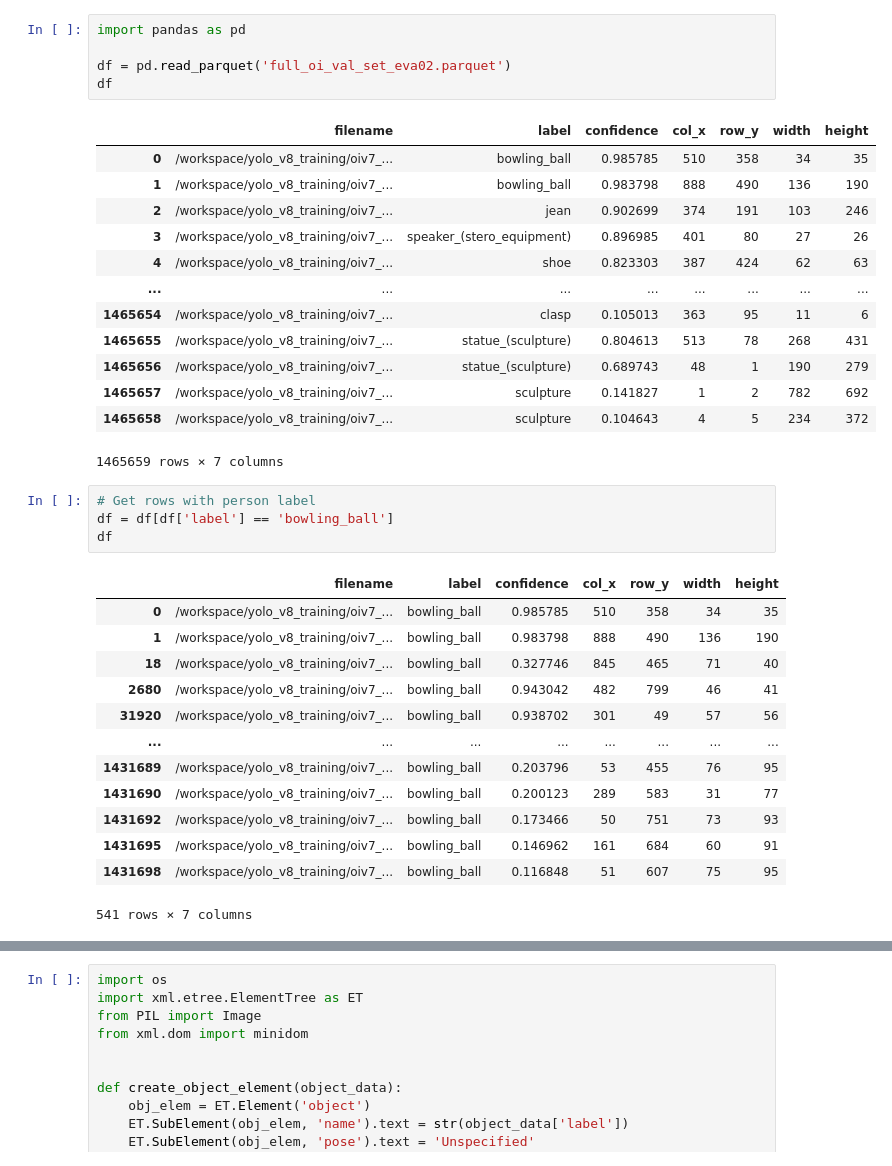
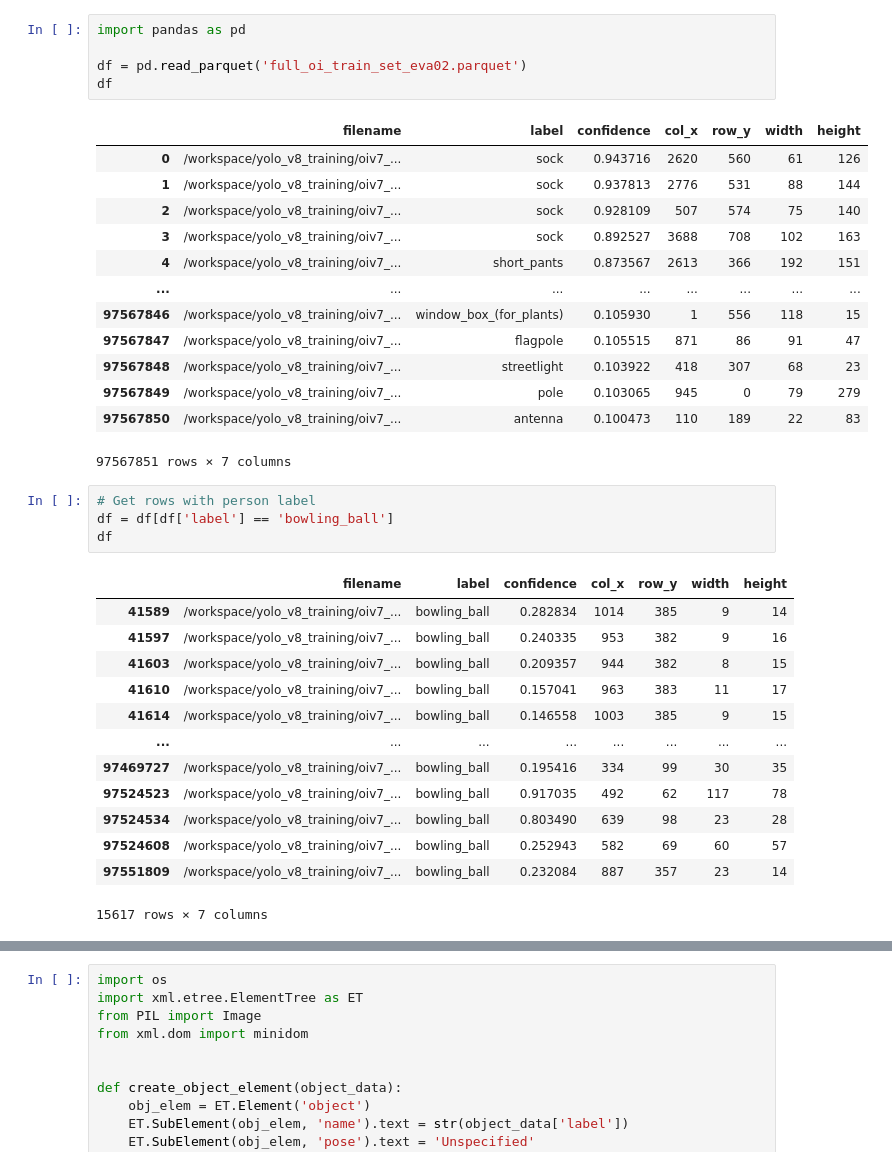
Before and after one commit to dnth/data-flywheel, a Jupyter notebook: notebooks/iv/eva_val_set_load_data.ipynb, the cells around one changed output, grey strips where cells are left out. Cells and saved outputs as stored; diff of their text form.

```diff
--- a/notebooks/iv/eva_val_set_load_data.ipynb
+++ b/notebooks/iv/eva_val_set_load_data.ipynb
@@ -1,37 +1,37 @@
 # %%
 import pandas as pd
 
-df = pd.read_parquet('full_oi_val_set_eva02.parquet')
+df = pd.read_parquet('full_oi_train_set_eva02.parquet')
 df
 # %% [output]
 |  | filename | label | confidence | col_x | row_y | width | height |
-| 0 | /workspace/yolo_v8_training/oiv7_... | bowling_ball | 0.985785 | 510 | 358 | 34 | 35 |
-| 1 | /workspace/yolo_v8_training/oiv7_... | bowling_ball | 0.983798 | 888 | 490 | 136 | 190 |
-| 2 | /workspace/yolo_v8_training/oiv7_... | jean | 0.902699 | 374 | 191 | 103 | 246 |
-| 3 | /workspace/yolo_v8_training/oiv7_... | speaker_(stero_equipment) | 0.896985 | 401 | 80 | 27 | 26 |
-| 4 | /workspace/yolo_v8_training/oiv7_... | shoe | 0.823303 | 387 | 424 | 62 | 63 |
+| 0 | /workspace/yolo_v8_training/oiv7_... | sock | 0.943716 | 2620 | 560 | 61 | 126 |
+| 1 | /workspace/yolo_v8_training/oiv7_... | sock | 0.937813 | 2776 | 531 | 88 | 144 |
+| 2 | /workspace/yolo_v8_training/oiv7_... | sock | 0.928109 | 507 | 574 | 75 | 140 |
+| 3 | /workspace/yolo_v8_training/oiv7_... | sock | 0.892527 | 3688 | 708 | 102 | 163 |
+| 4 | /workspace/yolo_v8_training/oiv7_... | short_pants | 0.873567 | 2613 | 366 | 192 | 151 |
 | ... | ... | ... | ... | ... | ... | ... | ... |
-| 1465654 | /workspace/yolo_v8_training/oiv7_... | clasp | 0.105013 | 363 | 95 | 11 | 6 |
-| 1465655 | /workspace/yolo_v8_training/oiv7_... | statue_(sculpture) | 0.804613 | 513 | 78 | 268 | 431 |
-| 1465656 | /workspace/yolo_v8_training/oiv7_... | statue_(sculpture) | 0.689743 | 48 | 1 | 190 | 279 |
-| 1465657 | /workspace/yolo_v8_training/oiv7_... | sculpture | 0.141827 | 1 | 2 | 782 | 692 |
-| 1465658 | /workspace/yolo_v8_training/oiv7_... | sculpture | 0.104643 | 4 | 5 | 234 | 372 |
+| 97567846 | /workspace/yolo_v8_training/oiv7_... | window_box_(for_plants) | 0.105930 | 1 | 556 | 118 | 15 |
+| 97567847 | /workspace/yolo_v8_training/oiv7_... | flagpole | 0.105515 | 871 | 86 | 91 | 47 |
+| 97567848 | /workspace/yolo_v8_training/oiv7_... | streetlight | 0.103922 | 418 | 307 | 68 | 23 |
+| 97567849 | /workspace/yolo_v8_training/oiv7_... | pole | 0.103065 | 945 | 0 | 79 | 279 |
+| 97567850 | /workspace/yolo_v8_training/oiv7_... | antenna | 0.100473 | 110 | 189 | 22 | 83 |
-1465659 rows × 7 columns
+97567851 rows × 7 columns
 # %%
 # Get rows with person label
 df = df[df['label'] == 'bowling_ball']
 df
 # %% [output]
 |  | filename | label | confidence | col_x | row_y | width | height |
-| 0 | /workspace/yolo_v8_training/oiv7_... | bowling_ball | 0.985785 | 510 | 358 | 34 | 35 |
-| 1 | /workspace/yolo_v8_training/oiv7_... | bowling_ball | 0.983798 | 888 | 490 | 136 | 190 |
-| 18 | /workspace/yolo_v8_training/oiv7_... | bowling_ball | 0.327746 | 845 | 465 | 71 | 40 |
-| 2680 | /workspace/yolo_v8_training/oiv7_... | bowling_ball | 0.943042 | 482 | 799 | 46 | 41 |
-| 31920 | /workspace/yolo_v8_training/oiv7_... | bowling_ball | 0.938702 | 301 | 49 | 57 | 56 |
+| 41589 | /workspace/yolo_v8_training/oiv7_... | bowling_ball | 0.282834 | 1014 | 385 | 9 | 14 |
+| 41597 | /workspace/yolo_v8_training/oiv7_... | bowling_ball | 0.240335 | 953 | 382 | 9 | 16 |
+| 41603 | /workspace/yolo_v8_training/oiv7_... | bowling_ball | 0.209357 | 944 | 382 | 8 | 15 |
+| 41610 | /workspace/yolo_v8_training/oiv7_... | bowling_ball | 0.157041 | 963 | 383 | 11 | 17 |
+| 41614 | /workspace/yolo_v8_training/oiv7_... | bowling_ball | 0.146558 | 1003 | 385 | 9 | 15 |
 | ... | ... | ... | ... | ... | ... | ... | ... |
-| 1431689 | /workspace/yolo_v8_training/oiv7_... | bowling_ball | 0.203796 | 53 | 455 | 76 | 95 |
-| 1431690 | /workspace/yolo_v8_training/oiv7_... | bowling_ball | 0.200123 | 289 | 583 | 31 | 77 |
-| 1431692 | /workspace/yolo_v8_training/oiv7_... | bowling_ball | 0.173466 | 50 | 751 | 73 | 93 |
-| 1431695 | /workspace/yolo_v8_training/oiv7_... | bowling_ball | 0.146962 | 161 | 684 | 60 | 91 |
-| 1431698 | /workspace/yolo_v8_training/oiv7_... | bowling_ball | 0.116848 | 51 | 607 | 75 | 95 |
+| 97469727 | /workspace/yolo_v8_training/oiv7_... | bowling_ball | 0.195416 | 334 | 99 | 30 | 35 |
+| 97524523 | /workspace/yolo_v8_training/oiv7_... | bowling_ball | 0.917035 | 492 | 62 | 117 | 78 |
+| 97524534 | /workspace/yolo_v8_training/oiv7_... | bowling_ball | 0.803490 | 639 | 98 | 23 | 28 |
+| 97524608 | /workspace/yolo_v8_training/oiv7_... | bowling_ball | 0.252943 | 582 | 69 | 60 | 57 |
+| 97551809 | /workspace/yolo_v8_training/oiv7_... | bowling_ball | 0.232084 | 887 | 357 | 23 | 14 |
-541 rows × 7 columns
+15617 rows × 7 columns
```
Also changed, not shown: parts of 5 cells of this notebook.
